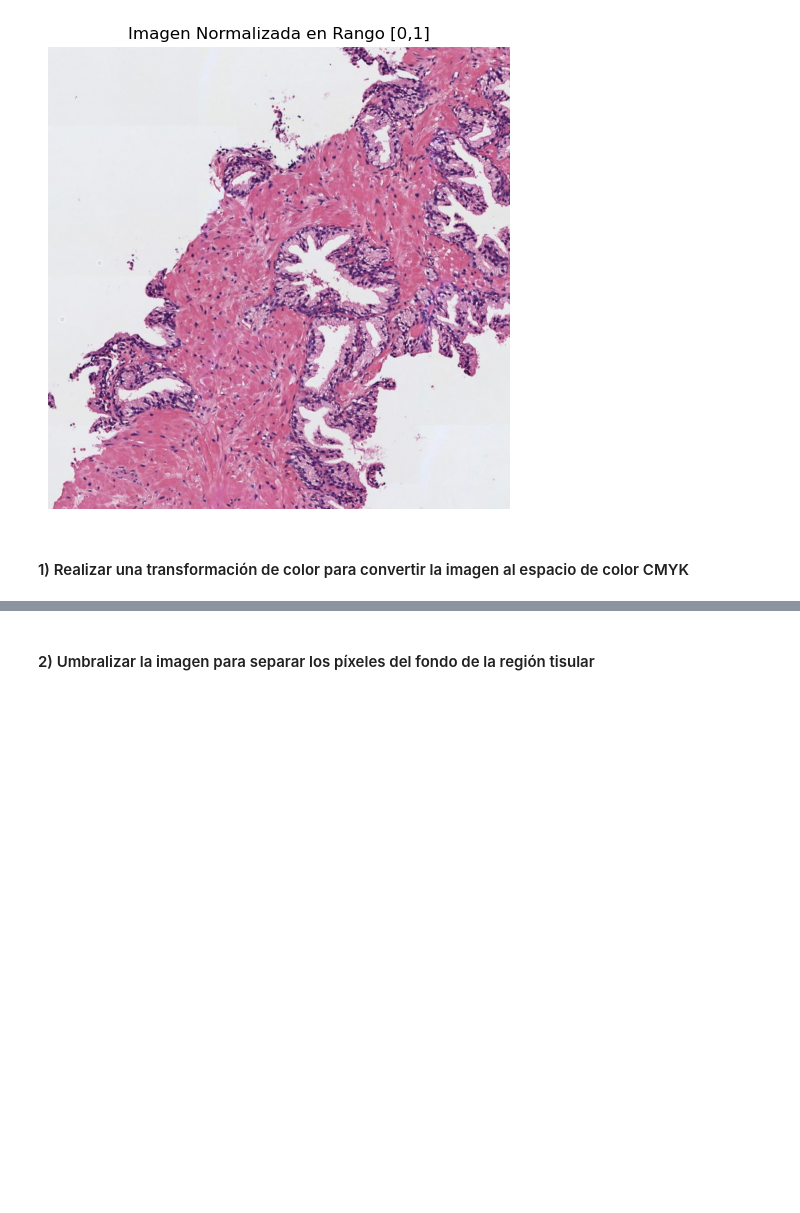
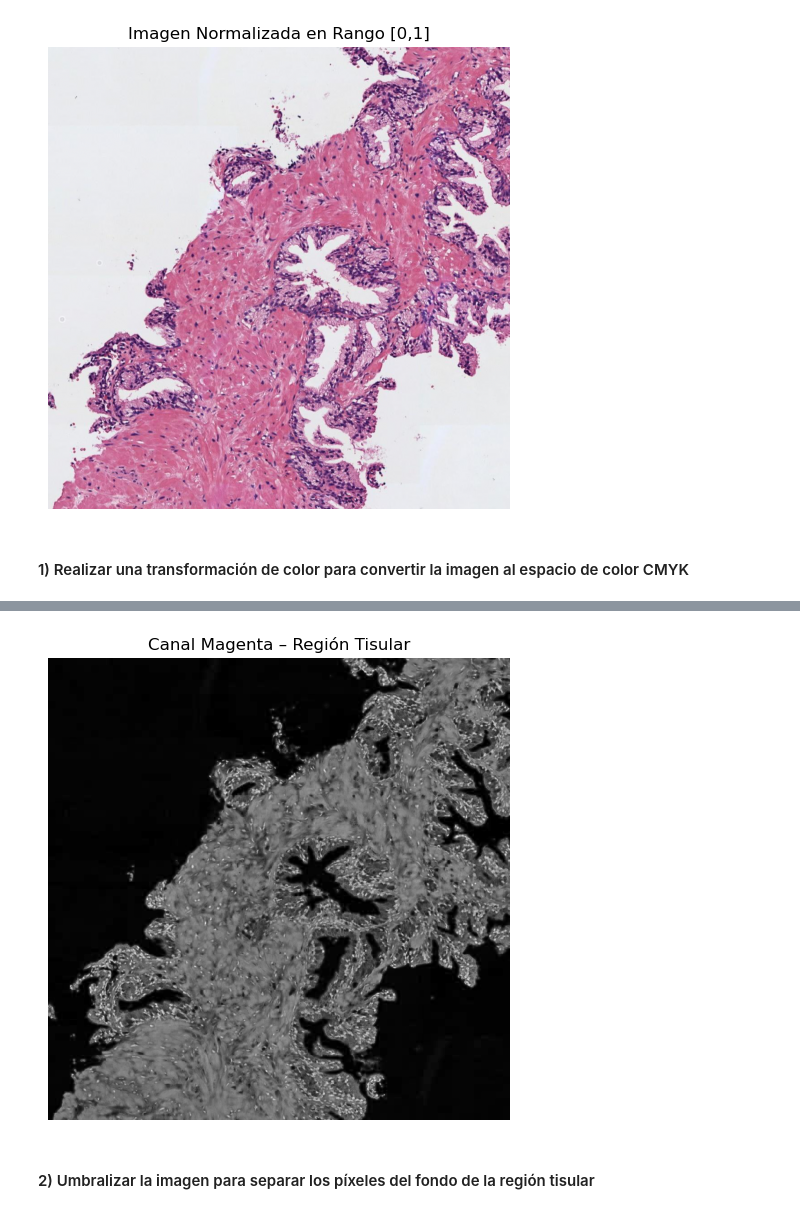
Before and after one commit to RomelCarlof/EjercicosJavaScript, a Jupyter notebook: Phython/Aprendizaje_Supervisado/Actividad_Computer_Vision_C2 (2)/Actividad_Computer_Vision_C2/Actividad_Computer_Vision_C2.ipynb, the cells around one changed output, grey strips where cells are left out. Drawn from its saved outputs; the diff is of its cells as text; code cells hidden in the pictures; blank space fills up the shorter version.

```diff
--- a/Phython/Aprendizaje_Supervisado/Actividad_Computer_Vision_C2 (2)/Actividad_Computer_Vision_C2/Actividad_Computer_Vision_C2.ipynb
+++ b/Phython/Aprendizaje_Supervisado/Actividad_Computer_Vision_C2 (2)/Actividad_Computer_Vision_C2/Actividad_Computer_Vision_C2.ipynb
@@ -94,3 +50,50 @@ plt.show()
+# %%
+# ============================================================
+# PREGUNTA 01: Transformación de color y extracción del canal magenta
+# ============================================================
+# En esta parte del trabajo realizo la conversión de la imagen histológica
+# desde el espacio de color RGB al espacio CMYK.
+# El objetivo es aislar la componente magenta, que representa principalmente
+# la región tisular teñida, ya que el magenta resalta las estructuras celulares.
+# ============================================================
+
+from skimage import io
+import matplotlib.pyplot as plt
+import numpy as np
+
+# 1. Leo la imagen histológica original en formato RGB
+img = io.imread('histo_1.jpg')
+
+# 2. Normalizo la imagen para trabajar con valores entre 0 y 1
+img_norm = img / 255.0
+
+# 3. Realizo la conversión del espacio RGB a CMY
+# (CMY = 1 - RGB)
+# Luego, para obtener el canal K (negro), calculo el mínimo de las tres componentes.
+C = 1 - img_norm[:, :, 0]
+M = 1 - img_norm[:, :, 1]
+Y = 1 - img_norm[:, :, 2]
+K = np.min([C, M, Y], axis=0)
+
+# 4. Obtengo las componentes CMYK
+# Restando el componente negro de los tres primeros canales
+C_final = (C - K) / (1 - K + 1e-6)
+M_final = (M - K) / (1 - K + 1e-6)
+Y_final = (Y - K) / (1 - K + 1e-6)
+
+# 5. Extraigo la componente magenta (M_final)
+# Esta componente resalta el tejido, ya que las zonas tisulares tienen alta absorción
+# en el canal magenta, especialmente en imágenes histológicas teñidas.
+magenta_channel = M_final
+
+# 6. Visualizo el canal magenta resultante
+plt.figure(figsize=(6, 6))
+plt.imshow(magenta_channel, cmap='gray')
+plt.title("Canal Magenta – Región Tisular")
+plt.axis("off")
+plt.show()
+# %% [output]
+[figure, added]
 # %% [markdown]
 #### 2) Umbralizar la imagen para separar los píxeles del fondo de la región tisular
 # %%
```
Also changed, not shown: parts of 13 cells of this notebook, 1 other file.
